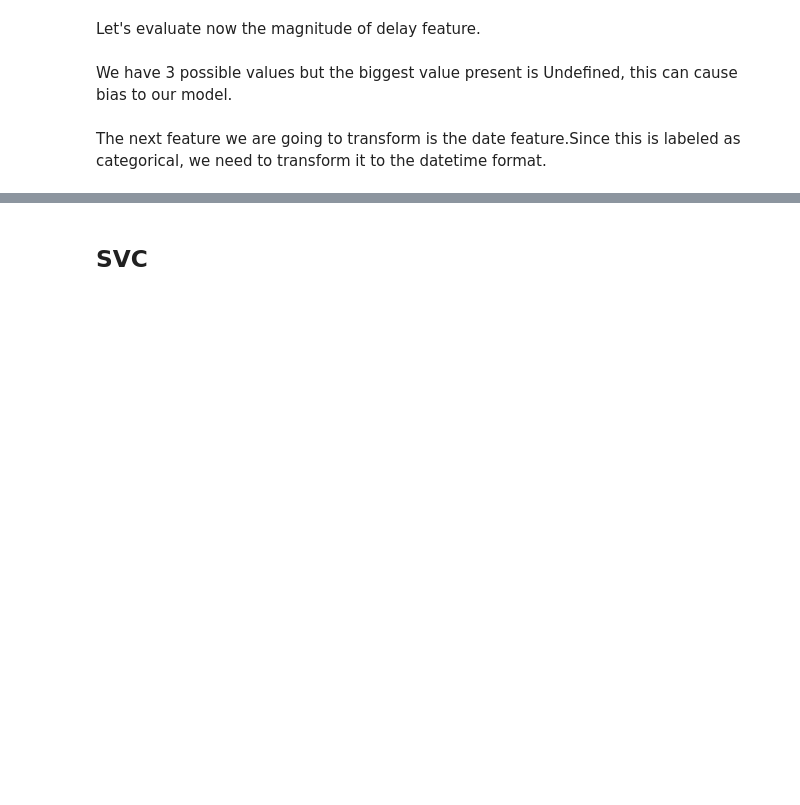
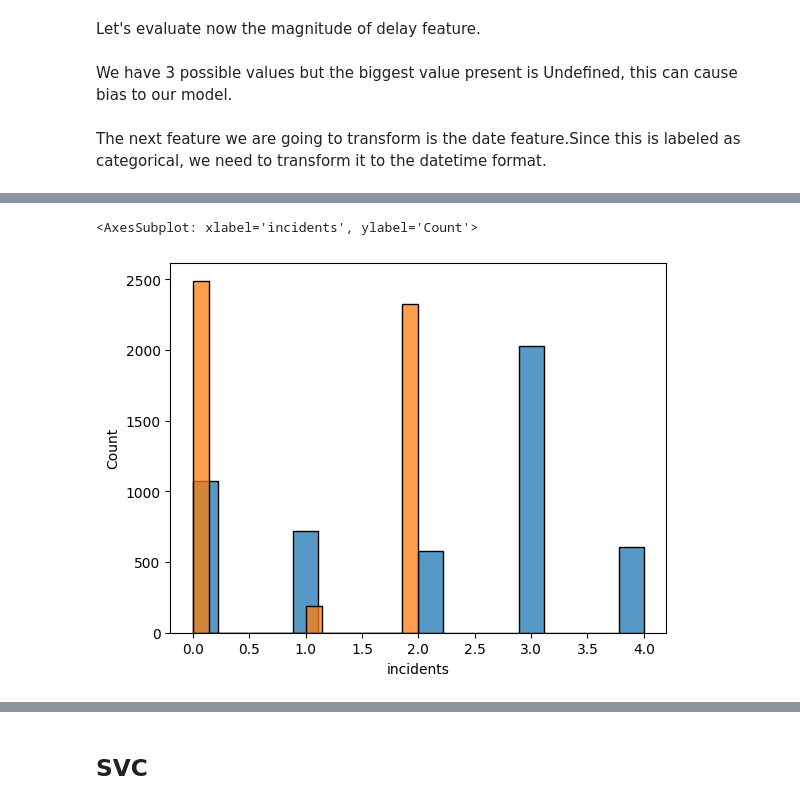
Before and after one commit to ShiiVa03/DAA, a Jupyter notebook: group.ipynb, the cells around one changed output, grey strips where cells are left out. Cells and saved outputs as stored; diff of their text form; code cells hidden in the pictures; blank space fills up the shorter version.

```diff
--- a/group.ipynb
+++ b/group.ipynb
@@ -128,3 +187,9 @@ test['day'] = test['record_date'].dt.day
 # %%
 dt.drop('record_date',axis=1,inplace=True)
 test.drop('record_date',axis=1,inplace=True)
+# %%
+sns.histplot(dt.incidents)
+sns.histplot(dt.luminosity)
+# %% [output]
+<AxesSubplot: xlabel='incidents', ylabel='Count'>
+[figure, added]
```
Also changed, not shown: parts of 23 cells of this notebook, 1 other file.
